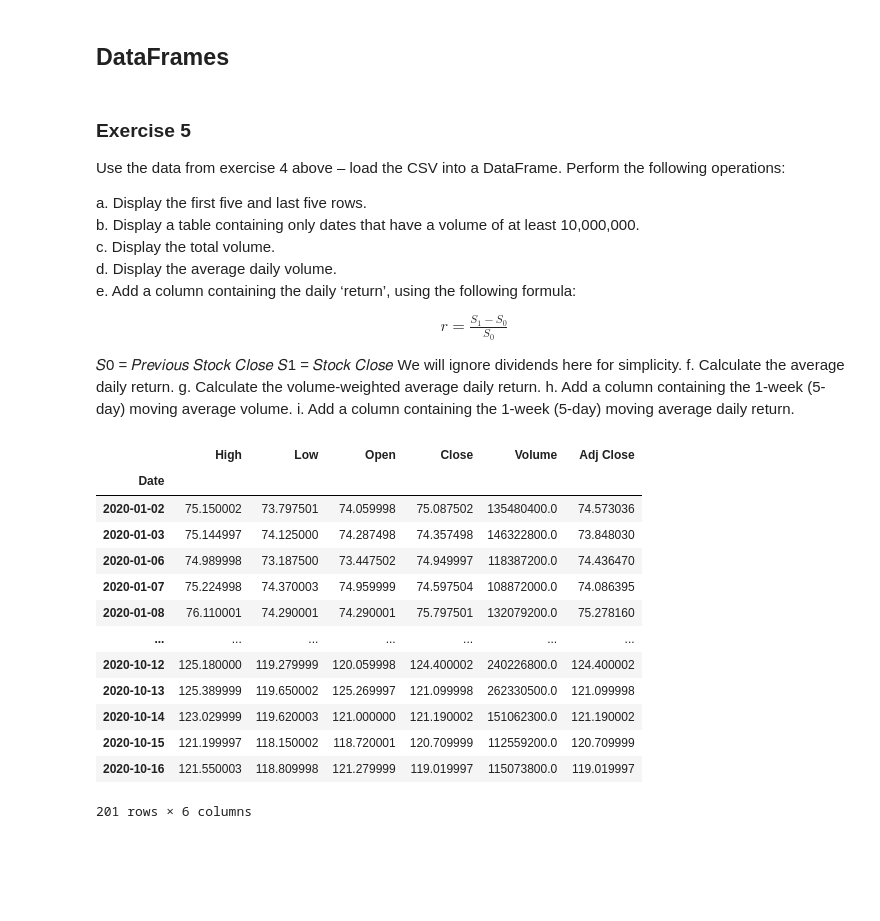
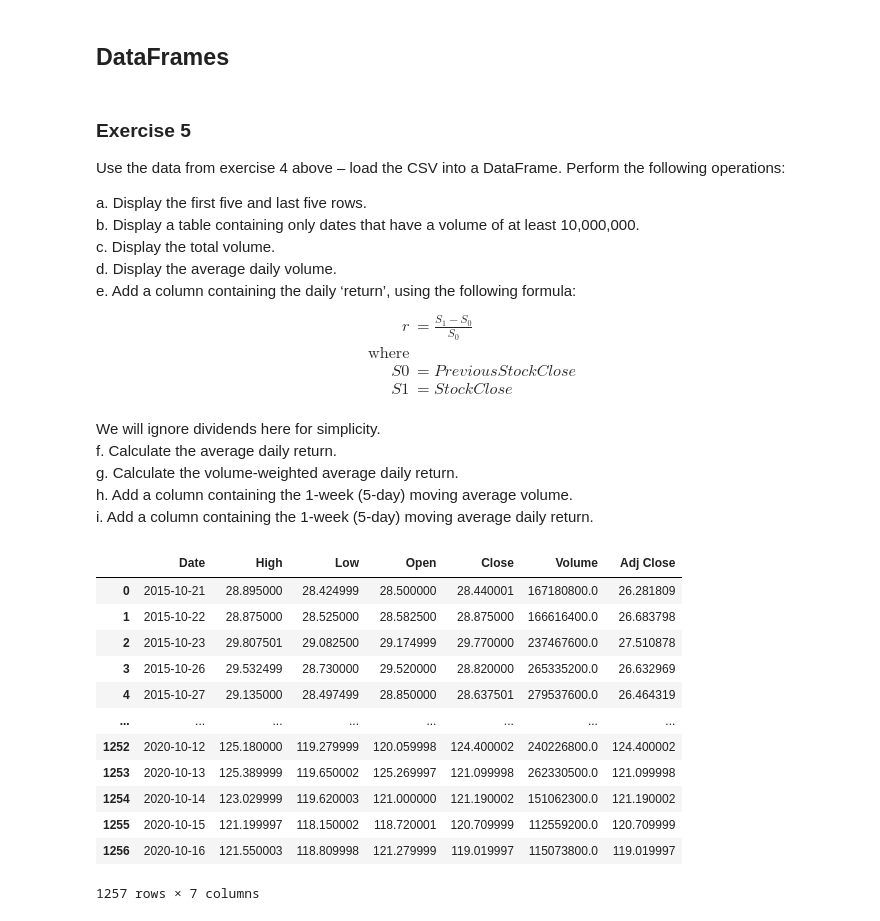
Before and after one commit to jeffsnguyen/Python, a Jupyter notebook: Level_8/Homework/8_2_5.ipynb, the cells around one changed output. Cells and saved outputs as stored; diff of their text form; code cells hidden in the pictures; blank space fills up the shorter version.

```diff
--- a/Level_8/Homework/8_2_5.ipynb
+++ b/Level_8/Homework/8_2_5.ipynb
@@ -13,11 +13,13 @@ d. Display the average daily volume.
 e. Add a column containing the daily ‘return’, using the following formula:
 \begin{equation}
     \begin{aligned}
-        r = \frac{S_1 - S_0}{S_0}
+        r & = \frac{S_1 - S_0}{S_0}  \\
+        \text{where}  \\
+        𝑆0 & = 𝑃𝑟𝑒𝑣𝑖𝑜𝑢𝑠 𝑆𝑡𝑜𝑐𝑘 𝐶𝑙𝑜𝑠𝑒  \\
+        𝑆1 & = 𝑆𝑡𝑜𝑐𝑘 𝐶𝑙𝑜𝑠𝑒  \\
     \end{aligned}
 \end{equation}
-𝑆0 = 𝑃𝑟𝑒𝑣𝑖𝑜𝑢𝑠 𝑆𝑡𝑜𝑐𝑘 𝐶𝑙𝑜𝑠𝑒
-𝑆1 = 𝑆𝑡𝑜𝑐𝑘 𝐶𝑙𝑜𝑠𝑒
+
 We will ignore dividends here for simplicity.
 f. Calculate the average daily return.
 g. Calculate the volume-weighted average daily return.
@@ -27,28 +29,24 @@ i. Add a column containing the 1-week (5-day) moving average daily return.
 from IPython.core.interactiveshell import InteractiveShell
 
 InteractiveShell.ast_node_interactivity = "all"
-# %%
-import pandas_datareader as pdr
-
-aapl = pdr.DataReader('AAPL',
-                      start='2020-1-1',
-                      end='2020-12-31',
-                      data_source='yahoo')
-aapl
-
-aapl.to_csv('aapl_data.csv')  # Load to CSV
-# %% [output]
-|  | High | Low | Open | Close | Volume | Adj Close |
-| Date |  |  |  |  |  |  |
-| 2020-01-02 | 75.150002 | 73.797501 | 74.059998 | 75.087502 | 135480400.0 | 74.573036 |
-| 2020-01-03 | 75.144997 | 74.125000 | 74.287498 | 74.357498 | 146322800.0 | 73.848030 |
-| 2020-01-06 | 74.989998 | 73.187500 | 73.447502 | 74.949997 | 118387200.0 | 74.436470 |
-| 2020-01-07 | 75.224998 | 74.370003 | 74.959999 | 74.597504 | 108872000.0 | 74.086395 |
-| 2020-01-08 | 76.110001 | 74.290001 | 74.290001 | 75.797501 | 132079200.0 | 75.278160 |
-| ... | ... | ... | ... | ... | ... | ... |
-| 2020-10-12 | 125.180000 | 119.279999 | 120.059998 | 124.400002 | 240226800.0 | 124.400002 |
-| 2020-10-13 | 125.389999 | 119.650002 | 125.269997 | 121.099998 | 262330500.0 | 121.099998 |
-| 2020-10-14 | 123.029999 | 119.620003 | 121.000000 | 121.190002 | 151062300.0 | 121.190002 |
-| 2020-10-15 | 121.199997 | 118.150002 | 118.720001 | 120.709999 | 112559200.0 | 120.709999 |
-| 2020-10-16 | 121.550003 | 118.809998 | 121.279999 | 119.019997 | 115073800.0 | 119.019997 |
-201 rows × 6 columns
+# %%
+import pandas as pd
+import numpy as np
+
+# Load the CSV
+aaplData = pd.read_csv('aapl_data.csv')
+aaplData
+# %% [output]
+|  | Date | High | Low | Open | Close | Volume | Adj Close |
+| 0 | 2015-10-21 | 28.895000 | 28.424999 | 28.500000 | 28.440001 | 167180800.0 | 26.281809 |
+| 1 | 2015-10-22 | 28.875000 | 28.525000 | 28.582500 | 28.875000 | 166616400.0 | 26.683798 |
+| 2 | 2015-10-23 | 29.807501 | 29.082500 | 29.174999 | 29.770000 | 237467600.0 | 27.510878 |
+| 3 | 2015-10-26 | 29.532499 | 28.730000 | 29.520000 | 28.820000 | 265335200.0 | 26.632969 |
+| 4 | 2015-10-27 | 29.135000 | 28.497499 | 28.850000 | 28.637501 | 279537600.0 | 26.464319 |
+| ... | ... | ... | ... | ... | ... | ... | ... |
+| 1252 | 2020-10-12 | 125.180000 | 119.279999 | 120.059998 | 124.400002 | 240226800.0 | 124.400002 |
+| 1253 | 2020-10-13 | 125.389999 | 119.650002 | 125.269997 | 121.099998 | 262330500.0 | 121.099998 |
+| 1254 | 2020-10-14 | 123.029999 | 119.620003 | 121.000000 | 121.190002 | 151062300.0 | 121.190002 |
+| 1255 | 2020-10-15 | 121.199997 | 118.150002 | 118.720001 | 120.709999 | 112559200.0 | 120.709999 |
+| 1256 | 2020-10-16 | 121.550003 | 118.809998 | 121.279999 | 119.019997 | 115073800.0 | 119.019997 |
+1257 rows × 7 columns
```
Also changed, not shown: parts of 18 cells of this notebook.
